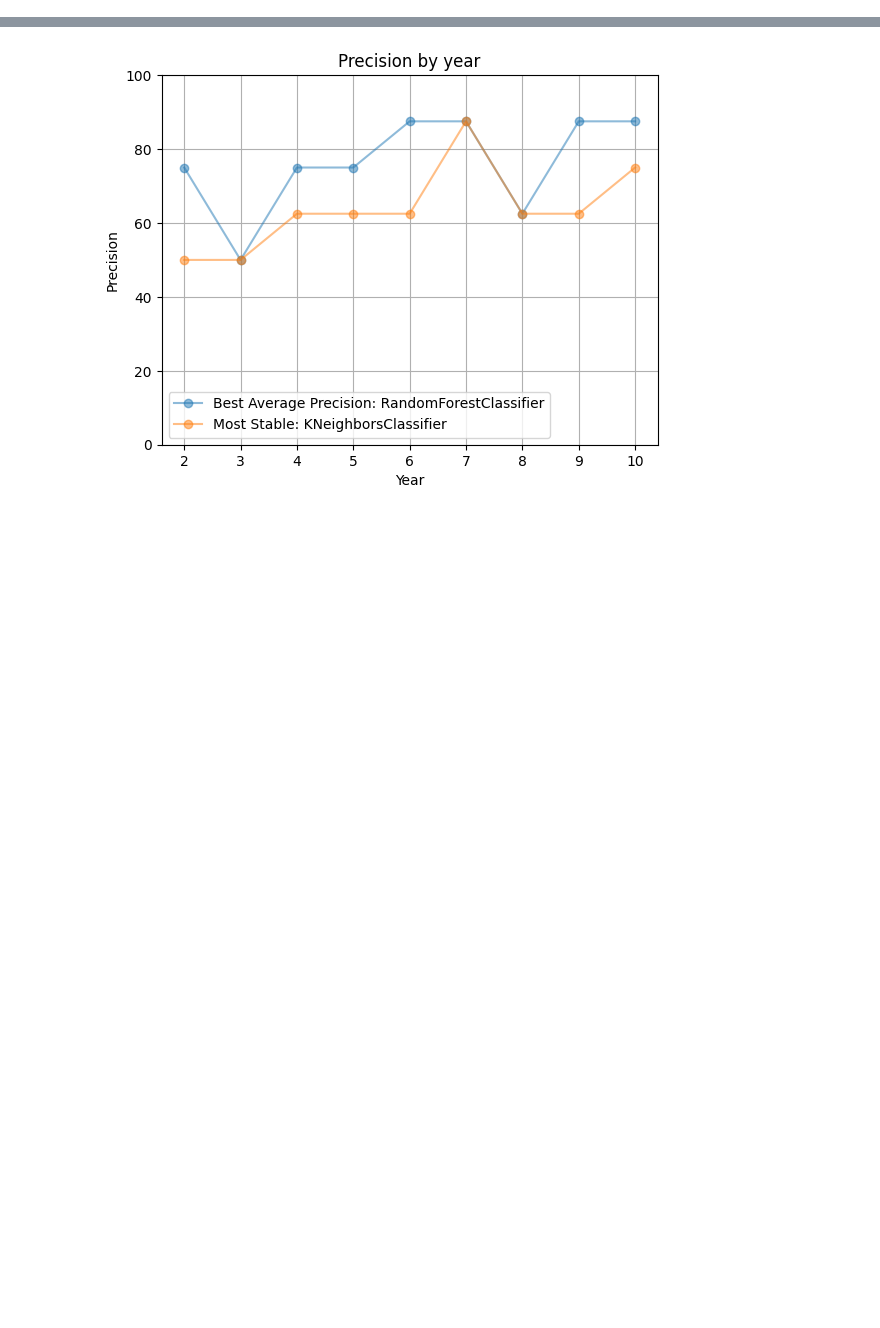
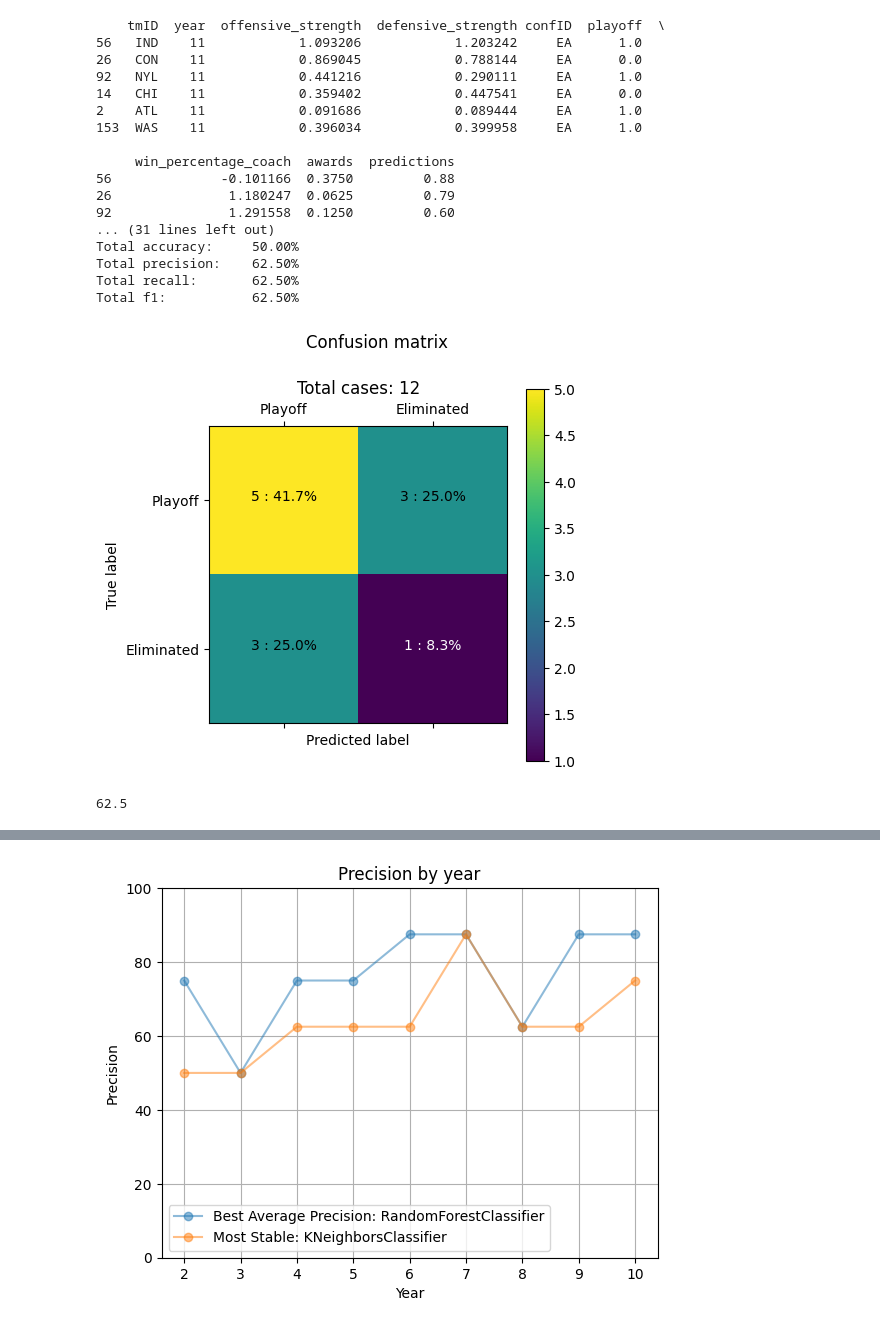
Before and after one commit to m21ark/ac, a Jupyter notebook: tmp.ipynb, the cells around one changed output, grey strips where cells are left out. Cells and saved outputs as stored; diff of their text form; code cells hidden in the pictures; blank space fills up the shorter version.

Commit message:
LightGbm

```diff
--- a/tmp.ipynb
+++ b/tmp.ipynb
@@ -190,4 +194,26 @@ Total f1:           62.50%
 62.5
+# %%
+pipeline_year(11,display_results=True, lightGBM=True)
+# %% [output]
+    tmID  year  offensive_strength  defensive_strength confID  playoff  \
+56   IND    11            1.093206            1.203242     EA      1.0
+26   CON    11            0.869045            0.788144     EA      0.0
+92   NYL    11            0.441216            0.290111     EA      1.0
+14   CHI    11            0.359402            0.447541     EA      0.0
+2    ATL    11            0.091686            0.089444     EA      1.0
+153  WAS    11            0.396034            0.399958     EA      1.0
+
+     win_percentage_coach  awards  predictions
+56              -0.101166  0.3750         0.88
+26               1.180247  0.0625         0.79
+92               1.291558  0.1250         0.60
+... (31 lines left out)
+Total accuracy:     50.00%
+Total precision:    62.50%
+Total recall:       62.50%
+Total f1:           62.50%
+[figure, added]
+62.5
 # %%
 from pipeline import *
 
```
Also changed, not shown: parts of 5 cells of this notebook, 1 other file.
